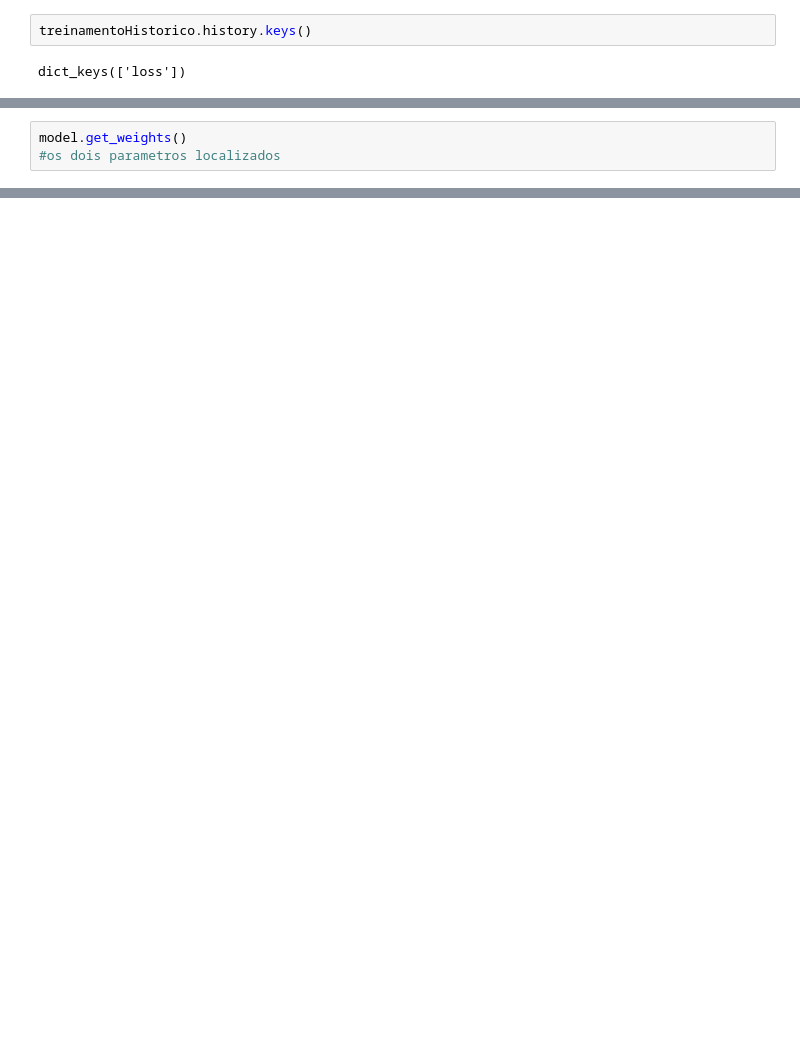
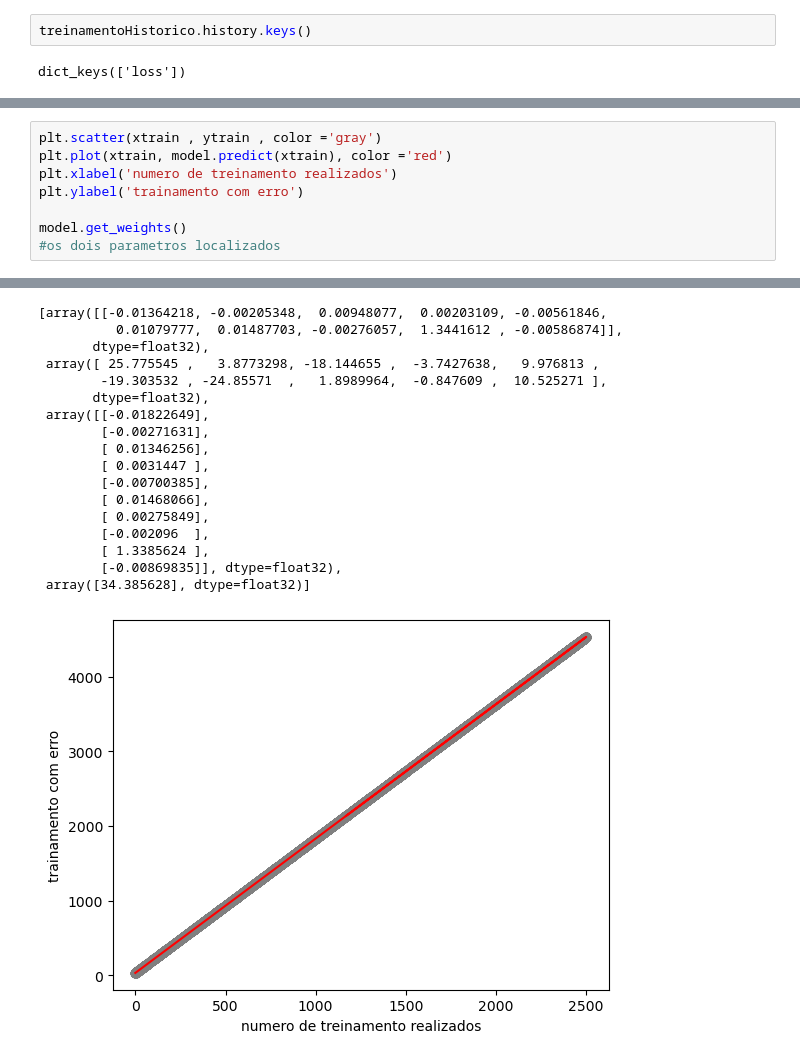
Before and after one commit to sleevs/JSNAI, a Jupyter notebook: perceptron_celsius_to_fahrenheit.ipynb, the cells around one changed output, grey strips where cells are left out. Cells and saved outputs as stored; diff of their text form; blank space fills up the shorter version.

```diff
--- a/perceptron_celsius_to_fahrenheit.ipynb
+++ b/perceptron_celsius_to_fahrenheit.ipynb
@@ -176,4 +188,9 @@ Text(0, 0.5, 'trainamento com erro')
 # %%
+plt.scatter(xtrain , ytrain , color ='gray')
+plt.plot(xtrain, model.predict(xtrain), color ='red')
+plt.xlabel('numero de treinamento realizados')
+plt.ylabel('trainamento com erro')
+
 model.get_weights()
 #os dois parametros localizados
 # %% [output]
@@ -181,3 +198,21 @@ model.get_weights()
+[array([[-0.01364218, -0.00205348,  0.00948077,  0.00203109, -0.00561846,
+          0.01079777,  0.01487703, -0.00276057,  1.3441612 , -0.00586874]],
+       dtype=float32),
+ array([ 25.775545 ,   3.8773298, -18.144655 ,  -3.7427638,   9.976813 ,
+        -19.303532 , -24.85571  ,   1.8989964,  -0.847609 ,  10.525271 ],
+       dtype=float32),
+ array([[-0.01822649],
+        [-0.00271631],
+        [ 0.01346256],
+        [ 0.0031447 ],
+        [-0.00700385],
+        [ 0.01468066],
+        [ 0.00275849],
+        [-0.002096  ],
+        [ 1.3385624 ],
+        [-0.00869835]], dtype=float32),
+ array([34.385628], dtype=float32)]
+[figure, added]
 # %%
 #teste
 temp_c = 0
```
Also changed, not shown: parts of 7 cells of this notebook.
